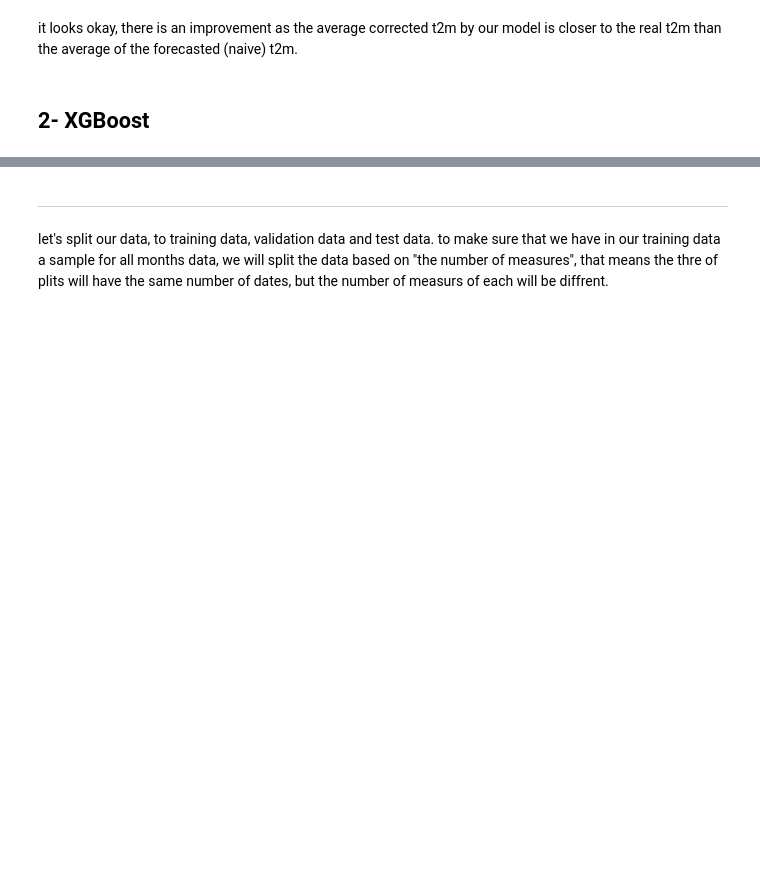
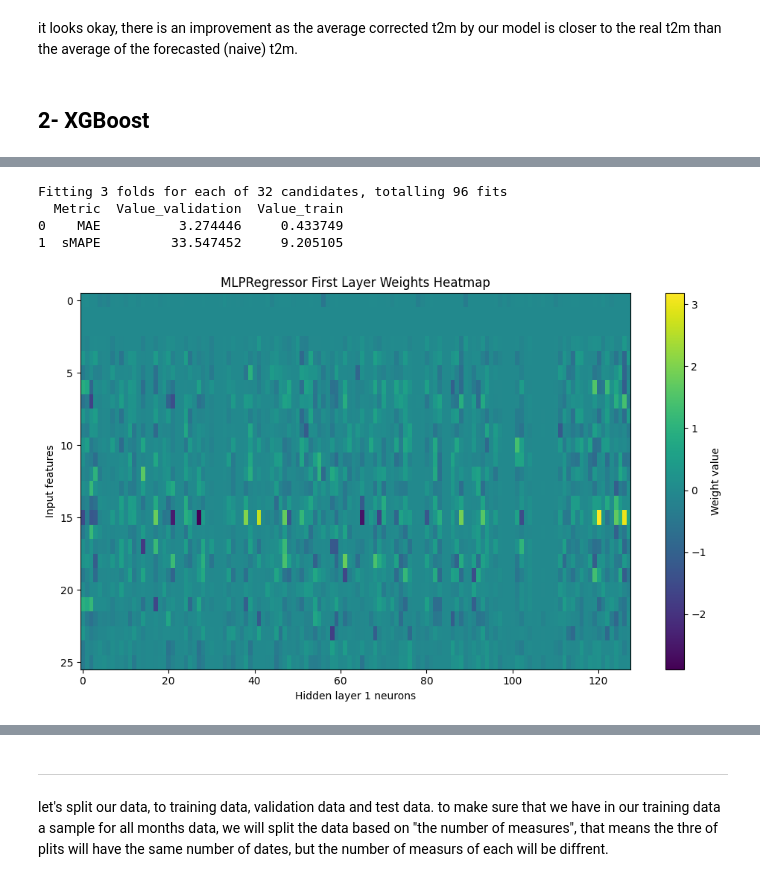
Before and after one commit to k-Refuge/weather-forcasting, a Jupyter notebook: forecasts.ipynb, the cells around one changed output, grey strips where cells are left out. Saved outputs shown, nothing was run; the diff lists cells and outputs as text; code cells hidden in the pictures; blank space fills up the shorter version.

```diff
--- a/forecasts.ipynb
+++ b/forecasts.ipynb
@@ -872 +906,80 @@ ExecutableNotFound: failed to execute WindowsPath('dot'), make sure the Graphviz
+# %%
+from sklearn.neural_network import MLPRegressor
+from sklearn.model_selection import GridSearchCV
+from sklearn.metrics import mean_absolute_error
+import numpy as np
+import pandas as pd
+
+import matplotlib.pyplot as plt
+
+# Prepare data (use all features)
+X_train = train_df_X.values
+y_train = train_df_y.values.ravel()
+X_val = val_df_X.values
+y_val = val_df_y.values.ravel()
+
+# Define parameter grid for hyperparameter tuning
+param_grid = {
+    'hidden_layer_sizes': [(64,), (128,), (64, 32), (128, 64)],
+    'activation': ['relu', 'tanh'],
+    'solver': ['adam'],
+    'alpha': [0.0001, 0.001],
+    'learning_rate_init': [0.001, 0.01],
+    'max_iter': [200]
+}
+
+mlp = MLPRegressor(random_state=42)
+grid_search_mlp = GridSearchCV(
+    mlp,
+    param_grid,
+    cv=3,
+    scoring='neg_mean_absolute_error',
+    n_jobs=-1,
+    verbose=1
+)
+grid_search_mlp.fit(X_train, y_train)
+
+# Best model
+best_mlp = grid_search_mlp.best_estimator_
+
+# Predict and inverse transform
+y_pred_train_scaled = best_mlp.predict(X_train)
+y_pred_val_scaled = best_mlp.predict(X_val)
+y_pred_train = scaler_y.inverse_transform(y_pred_train_scaled.reshape(-1, 1))
+y_pred_val = scaler_y.inverse_transform(y_pred_val_scaled.reshape(-1, 1))
+y_train_real = scaler_y.inverse_transform(y_train.reshape(-1, 1))
+y_val_real = scaler_y.inverse_transform(y_val.reshape(-1, 1))
+
+# Metrics
+def smape(y_true, y_pred):
+    return 100 * np.mean(2 * np.abs(y_pred - y_true) / (np.abs(y_true) + np.abs(y_pred)))
+
+mae_train = mean_absolute_error(y_train_real, y_pred_train)
+mae_val = mean_absolute_error(y_val_real, y_pred_val)
+smape_train = smape(y_train_real, y_pred_train)
+smape_val = smape(y_val_real, y_pred_val)
+
+# Show results in a table
+results_df_mlp = pd.DataFrame({
+    "Metric": ["MAE", "sMAPE"],
+    "Value_validation": [mae_val, smape_val],
+    "Value_train": [mae_train, smape_train]
+})
+print(results_df_mlp)
+
+# Visualize the perceptron (weights heatmap for the first hidden layer)
+plt.figure(figsize=(10, 6))
+plt.imshow(best_mlp.coefs_[0], aspect='auto', cmap='viridis')
+plt.colorbar(label='Weight value')
+plt.xlabel('Hidden layer 1 neurons')
+plt.ylabel('Input features')
+plt.title('MLPRegressor First Layer Weights Heatmap')
+plt.tight_layout()
+plt.show()
+# %% [output]
+Fitting 3 folds for each of 32 candidates, totalling 96 fits
+  Metric  Value_validation  Value_train
+0    MAE          3.274446     0.433749
+1  sMAPE         33.547452     9.205105
+[figure, added]
 # %%
```
Also changed, not shown: parts of 9 cells of this notebook.
